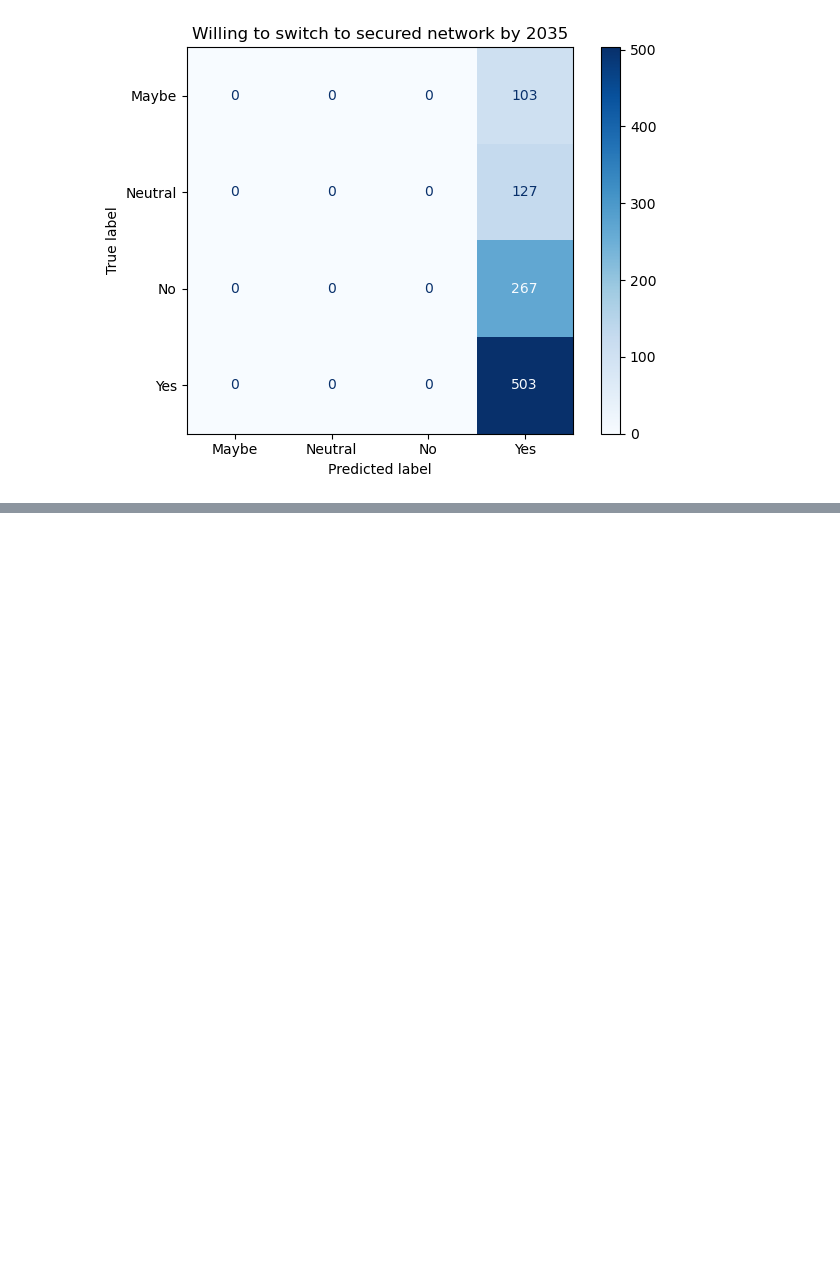
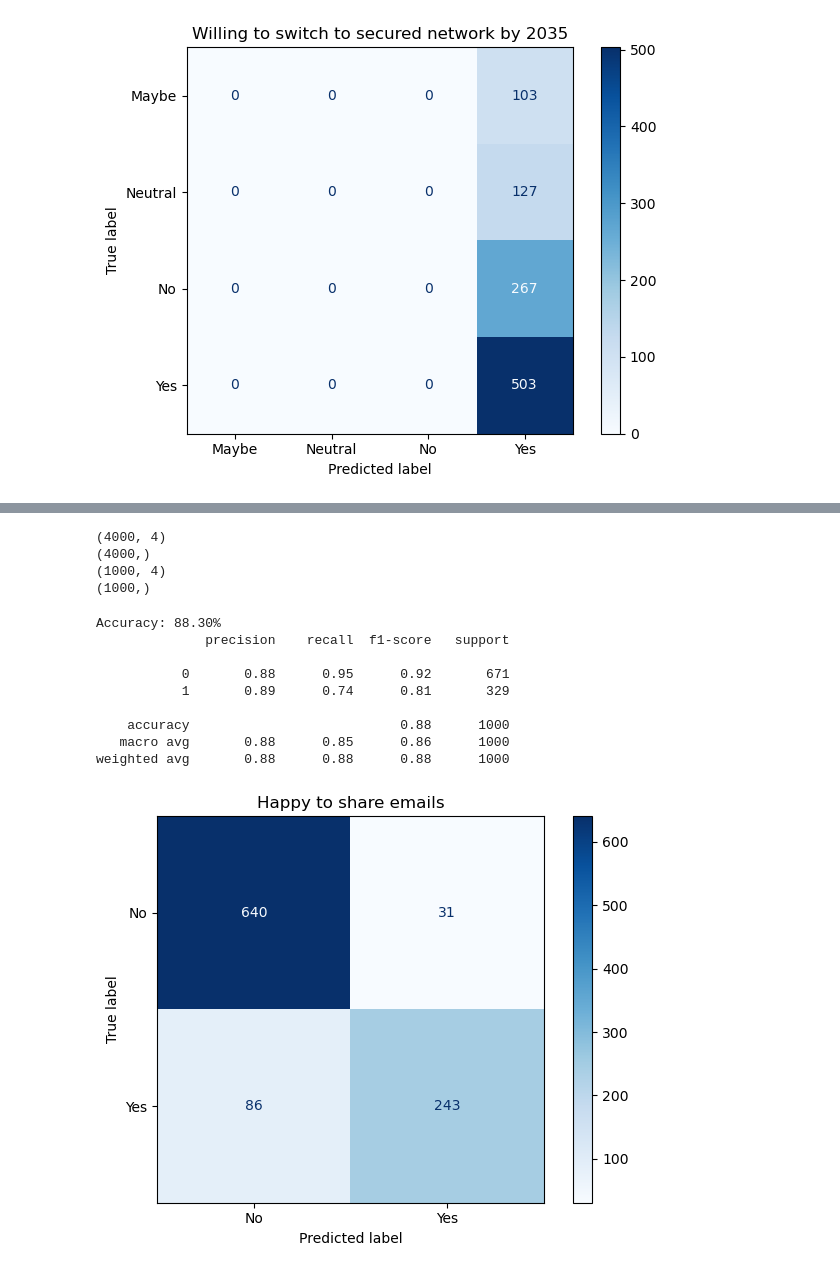
Before and after one commit to ihsanulcode/networking-systems-data-analysis, a Jupyter notebook: Notebook_3_Models.ipynb, the cells around one changed output, grey strips where cells are left out. Saved outputs shown, nothing was run; the diff lists cells and outputs as text; code cells hidden in the pictures; blank space fills up the shorter version.

```diff
--- a/Notebook_3_Models.ipynb
+++ b/Notebook_3_Models.ipynb
@@ -514,0 +521,58 @@ weighted avg       0.25      0.50      0.34      1000
+# %%
+# Split dataset
+from sklearn.model_selection import train_test_split
+
+y = df['happy_to_provide_emails']
+x = df[['age','gender','profession','country']]
+x_train, x_test, y_train, y_test = train_test_split(x, y, test_size=0.2, random_state=42, stratify=y)
+print(x_train.shape)
+print(y_train.shape)
+print(x_test.shape)
+print(y_test.shape)
+# %% [output]
+(4000, 4)
+(4000,)
+(1000, 4)
+(1000,)
+# %%
+from sklearn.ensemble import GradientBoostingClassifier
+
+# Create a Gradient Boosting Classifier model
+model = GradientBoostingClassifier(n_estimators=100, learning_rate=1.0, max_depth=1, random_state=42)
+
+# Train the model
+model.fit(x_train, y_train)
+
+# Make predictions
+y_pred = model.predict(x_test)
+
+# Calculate accuracy
+accuracy = accuracy_score(y_test, y_pred)
+print('Accuracy: {:.2f}%'.format(accuracy * 100))
+
+# See classification report
+print(classification_report(y_test, y_pred))
+
+# Plot the confusion matrix
+cm = confusion_matrix(y_test, y_pred, labels=model.classes_)
+disp = ConfusionMatrixDisplay(confusion_matrix=cm, display_labels=model.classes_)
+
+disp.plot(cmap=plt.cm.Blues)
+# Set custom x and y tick labels
+class_names = ['No', 'Yes']
+plt.xticks(np.arange(len(class_names)), class_names)
+plt.yticks(np.arange(len(class_names)), class_names)
+plt.title('Happy to share emails')
+save_fig("cconfusion_matrix", subfolder="11.11")
+plt.show()
+# %% [output]
+Accuracy: 88.30%
+              precision    recall  f1-score   support
+
+           0       0.88      0.95      0.92       671
+           1       0.89      0.74      0.81       329
+
+    accuracy                           0.88      1000
+   macro avg       0.88      0.85      0.86      1000
+weighted avg       0.88      0.88      0.88      1000
+[figure, added]
```
Also changed, not shown: parts of 2 cells of this notebook, 4 other files.
